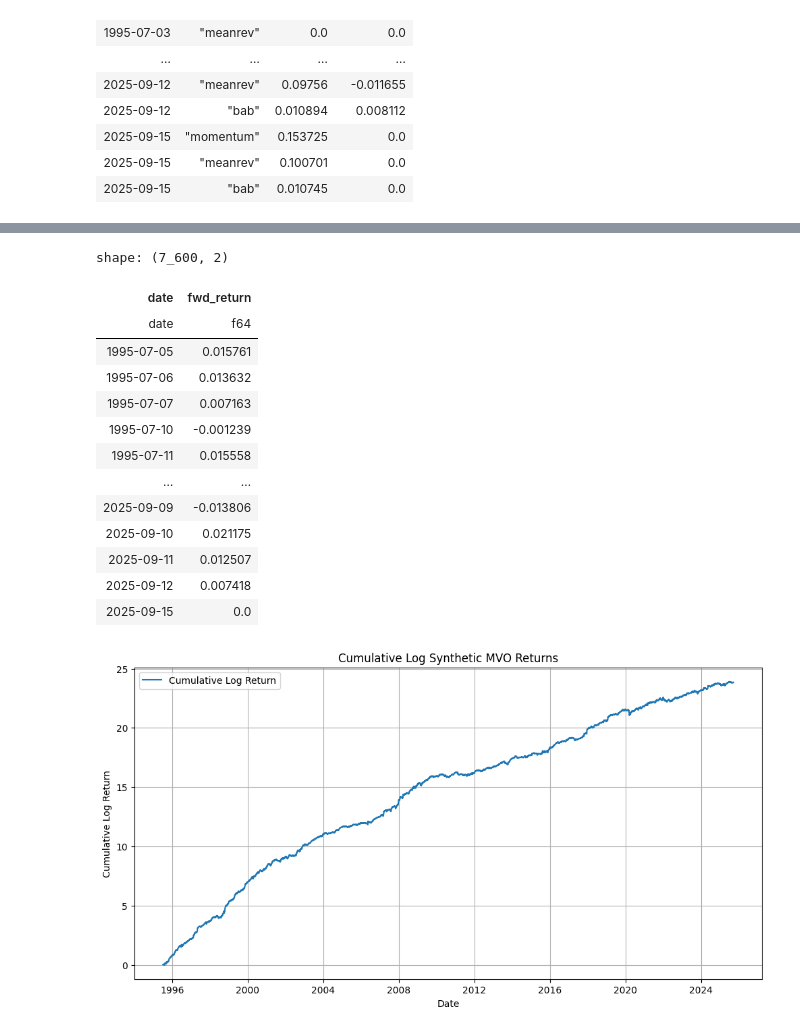
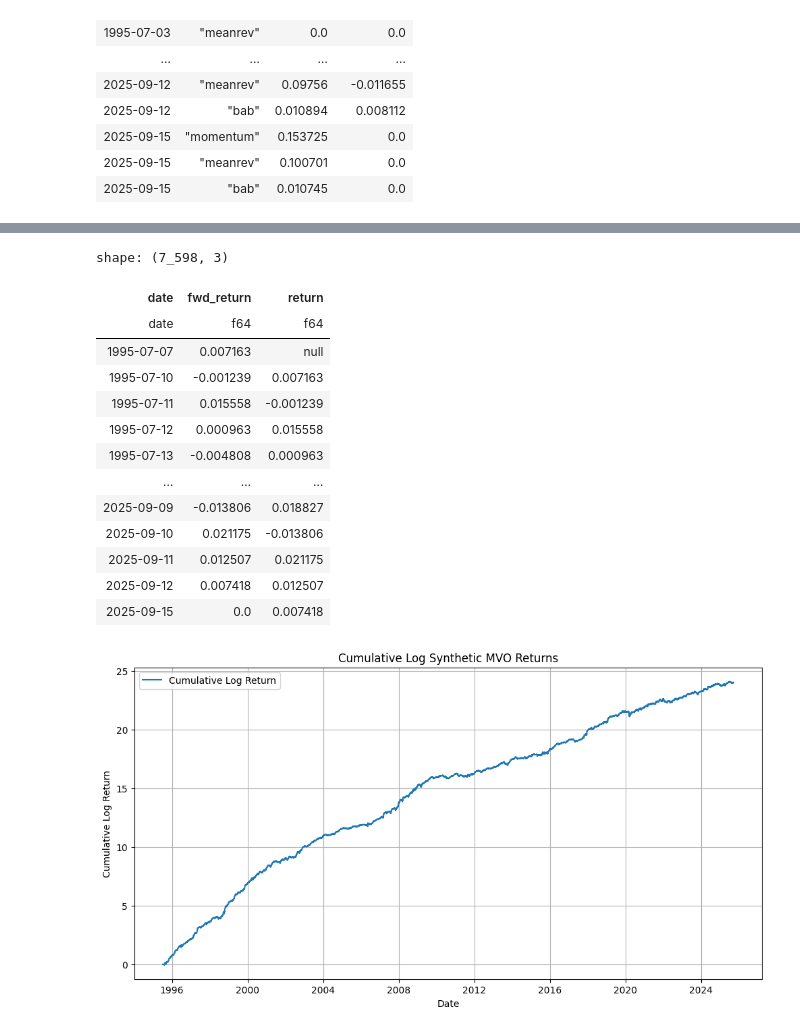
Before and after one commit to xylr11/orthogonal-alphas, a Jupyter notebook: synMVO/synMVO.ipynb, the cells around one changed output, grey strips where cells are left out. Drawn from its saved outputs; the diff is of its cells as text; code cells hidden in the pictures.

```diff
--- a/synMVO/synMVO.ipynb
+++ b/synMVO/synMVO.ipynb
@@ -46,9 +49,9 @@ shape: (20_764_025, 5)
 | 2025-09-15 | "USBRKA1" | -5.5406e-21 | -4.3920e-19 | null |
 | 2025-09-15 | "USBRKA2" | -4.9619e-21 | -4.2459e-19 | null |
 # %%
-df = alpha_data.join(weights_data, on=["date", "barrid"], how="inner").select(['date', 'barrid', 'return', 'fwd_return', 'predicted_beta', 'momentum_alpha', 'meanrev_alpha', 'bab_alpha', 'momentum_weight', 'meanrev_weight', 'bab_weight'])
+big_data = alpha_data.join(weights_data, on=["date", "barrid"], how="inner").select(['date', 'barrid', 'return', 'fwd_return', 'predicted_beta', 'momentum_alpha', 'meanrev_alpha', 'bab_alpha', 'momentum_weight', 'meanrev_weight', 'bab_weight'])
 
-df
+big_data
 # %% [output]
 shape: (20_764_025, 11)
 | date | barrid | return | fwd_return | predicted_beta | momentum_alpha | meanrev_alpha | bab_alpha | ... |
@@ -65,9 +68,9 @@ shape: (20_764_025, 11)
 | 2025-09-15 | "USBRKA1" | -0.021757 | null | 0.319354 | null | -0.001337 | 0.021217 | ... |
 | 2025-09-15 | "USBRKA2" | -0.012441 | null | 0.331983 | null | -0.002816 | 0.021041 | ... |
 # %%
-momentum_alphas = df.group_by('date').agg((pl.col('momentum_alpha') * pl.col('momentum_weight')).sum().alias('momentum')).sort('date')
-meanrev_alphas = df.group_by('date').agg((pl.col('meanrev_alpha') * pl.col('meanrev_weight')).sum().alias('meanrev')).sort('date')
-bab_alphas = df.group_by('date').agg((pl.col('bab_alpha') * pl.col('bab_weight')).sum().alias('bab')).sort('date')
+momentum_alphas = big_data.group_by('date').agg((pl.col('momentum_alpha') * pl.col('momentum_weight')).sum().alias('momentum')).sort('date')
+meanrev_alphas = big_data.group_by('date').agg((pl.col('meanrev_alpha') * pl.col('meanrev_weight')).sum().alias('meanrev')).sort('date')
+bab_alphas = big_data.group_by('date').agg((pl.col('bab_alpha') * pl.col('bab_weight')).sum().alias('bab')).sort('date')
 
 alphas = momentum_alphas.join(meanrev_alphas, on=["date"], how="inner").join(bab_alphas, on=["date"], how="inner")
 
@@ -95,9 +98,9 @@ shape: (22_806, 3)
 | 2025-09-12 | "bab" | 0.010894 |
 | 2025-09-15 | "bab" | 0.010745 |
 # %%
-momentum_fwd_returns = df.group_by('date').agg((pl.col('fwd_return') * pl.col('momentum_weight')).sum().alias('momentum')).sort('date')
-meanrev_fwd_returns = df.group_by('date').agg((pl.col('fwd_return') * pl.col('meanrev_weight')).sum().alias('meanrev')).sort('date')
-bab_fwd_returns = df.group_by('date').agg((pl.col('fwd_return') * pl.col('bab_weight')).sum().alias('bab')).sort('date')
+momentum_fwd_returns = big_data.group_by('date').agg((pl.col('fwd_return') * pl.col('momentum_weight')).sum().alias('momentum')).sort('date')
+meanrev_fwd_returns = big_data.group_by('date').agg((pl.col('fwd_return') * pl.col('meanrev_weight')).sum().alias('meanrev')).sort('date')
+bab_fwd_returns = big_data.group_by('date').agg((pl.col('fwd_return') * pl.col('bab_weight')).sum().alias('bab')).sort('date')
 
 fwd_returns = momentum_fwd_returns.join(meanrev_fwd_returns, on=["date"], how="inner").join(bab_fwd_returns, on=["date"], how="inner")
 fwd_returns = fwd_returns.unpivot(
@@ -176,7 +179,7 @@ for i in tqdm(range(rolling_window, len(dates))):
         alphas=alpha_vector,
         covariance_matrix=cov_matrix,
         constraints=constraints,
-        gamma=2
+        gamma=10000
     )
 # %%
 weights_list = []
@@ -200,22 +226,22 @@ portfolio_data = portfolio_data.join(weights_all, on=['date', 'portfolio'], how=
 # %%
 synMVO_ret = portfolio_data.group_by('date').agg((pl.col('fwd_return') * pl.col('weight')).sum().alias('fwd_return'))
-
+synMVO_ret = synMVO_ret.with_columns(pl.col('fwd_return').shift(1).alias('return'))
 synMVO_ret
 # %% [output]
-shape: (7_600, 2)
+shape: (7_598, 3)
-| date | fwd_return |
-| date | f64 |
-| 1995-07-05 | 0.015761 |
-| 1995-07-06 | 0.013632 |
-| 1995-07-07 | 0.007163 |
-| 1995-07-10 | -0.001239 |
-| 1995-07-11 | 0.015558 |
-| … | … |
-| 2025-09-09 | -0.013806 |
-| 2025-09-10 | 0.021175 |
-| 2025-09-11 | 0.012507 |
-| 2025-09-12 | 0.007418 |
-| 2025-09-15 | 0.0 |
+| date | fwd_return | return |
+| date | f64 | f64 |
+| 1995-07-07 | 0.007163 | null |
+| 1995-07-10 | -0.001239 | 0.007163 |
+| 1995-07-11 | 0.015558 | -0.001239 |
+| 1995-07-12 | 0.000963 | 0.015558 |
+| 1995-07-13 | -0.004808 | 0.000963 |
+| … | … | … |
+| 2025-09-09 | -0.013806 | 0.018827 |
+| 2025-09-10 | 0.021175 | -0.013806 |
+| 2025-09-11 | 0.012507 | 0.021175 |
+| 2025-09-12 | 0.007418 | 0.012507 |
+| 2025-09-15 | 0.0 | 0.007418 |
 # %%
 # Calculate cumulative returns
 synMVO_cum_ret = (
```
Also changed, not shown: parts of 11 cells of this notebook.
